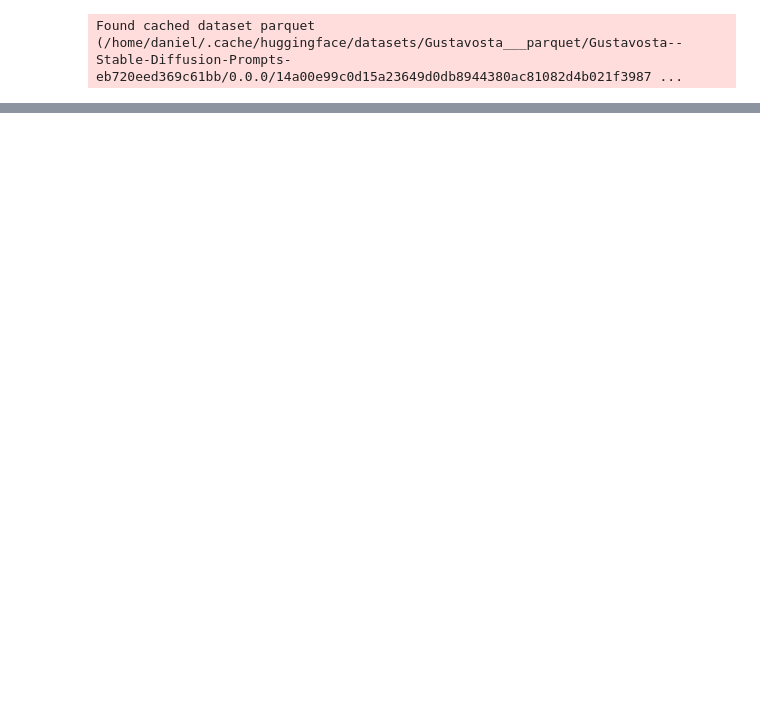
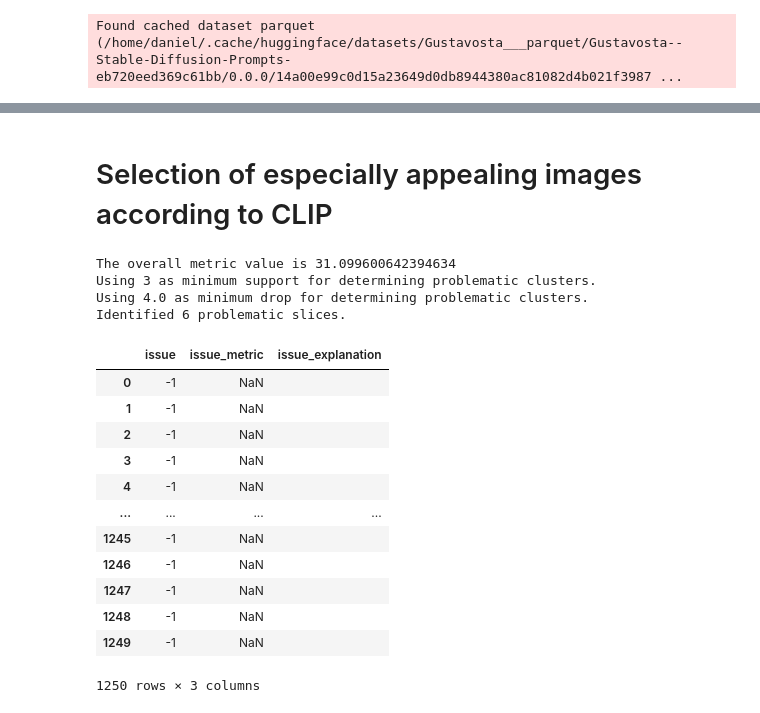
Before and after one commit to Renumics/sliceguard, a Jupyter notebook: examples/stable_diffusion_evaluation.ipynb, the cells around one changed output, grey strips where cells are left out. Drawn from its saved outputs; the diff is of its cells as text; code cells hidden in the pictures; blank space fills up the shorter version.

```diff
--- a/examples/stable_diffusion_evaluation.ipynb
+++ b/examples/stable_diffusion_evaluation.ipynb
@@ -89,0 +159,2 @@ KeyboardInterrupt
+# %% [markdown]
+# Selection of especially appealing images according to CLIP
@@ -89,0 +167,39 @@ KeyboardInterrupt
+# %%
+df = pd.read_json("sd_dataset_scored_embedded.json")
+# %%
+clip_text_embeddings = np.vstack(df["clip_text_embedding"])
+clip_image_embeddings = np.vstack(df["clip_image_embedding"])
+# %%
+def return_precomputed_metric(y, y_pred):
+    return y.mean(0)
+# %%
+sg = SliceGuard()
+sg.find_issues(df, ["clip_image_embedding"],
+               "clip_score",
+               "clip_score",
+               return_precomputed_metric,
+               metric_mode="max",
+               min_support=3,
+               min_drop=4.0,
+              precomputed_embeddings={"clip_image_embedding": clip_image_embeddings})
+
+# Note: There is no explicit interface for using a precomputed metric, however just supply the metric column
+# for y and y_pred and return y mean in your metric function
+# %% [output]
+The overall metric value is 31.099600642394634
+Using 3 as minimum support for determining problematic clusters.
+Using 4.0 as minimum drop for determining problematic clusters.
+Identified 6 problematic slices.
+|  | issue | issue_metric | issue_explanation |
+| 0 | -1 | NaN |  |
+| 1 | -1 | NaN |  |
+| 2 | -1 | NaN |  |
+| 3 | -1 | NaN |  |
+| 4 | -1 | NaN |  |
+| ... | ... | ... | ... |
+| 1245 | -1 | NaN |  |
+| 1246 | -1 | NaN |  |
+| 1247 | -1 | NaN |  |
+| 1248 | -1 | NaN |  |
+| 1249 | -1 | NaN |  |
+1250 rows × 3 columns
```
Also changed, not shown: parts of 25 cells of this notebook, 2 other files.
